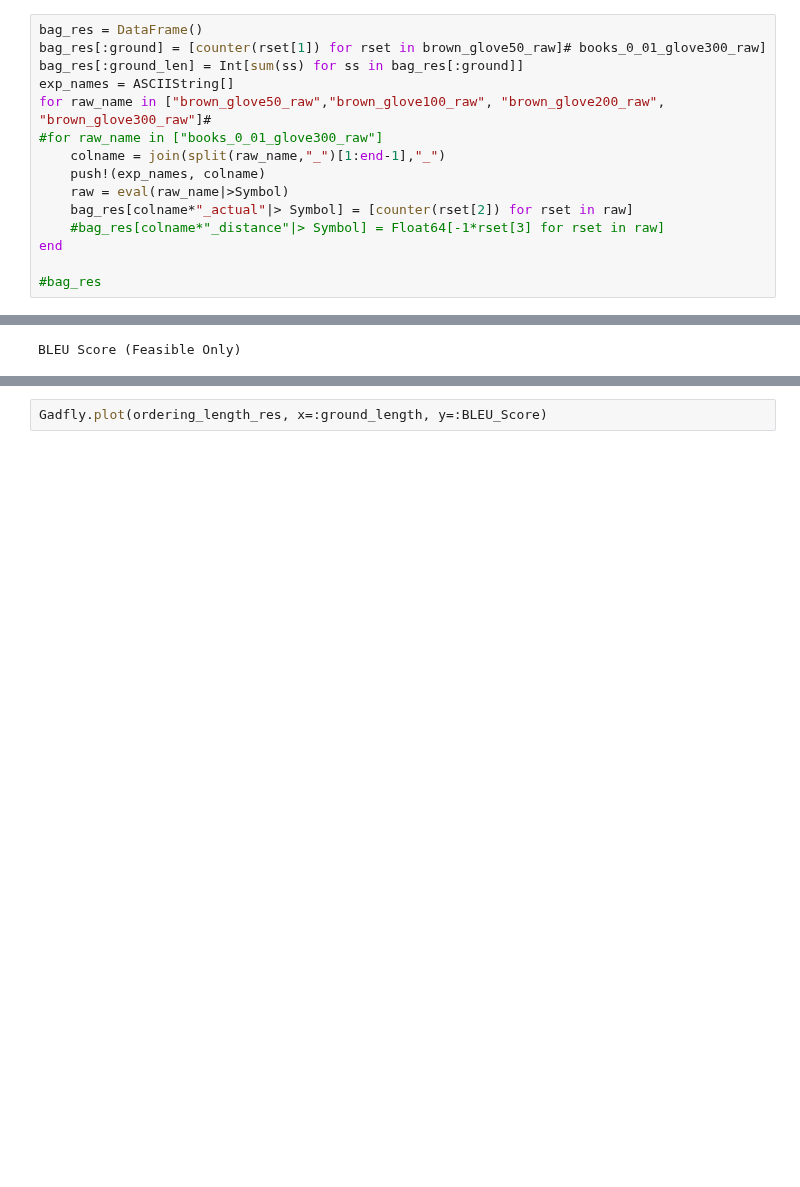
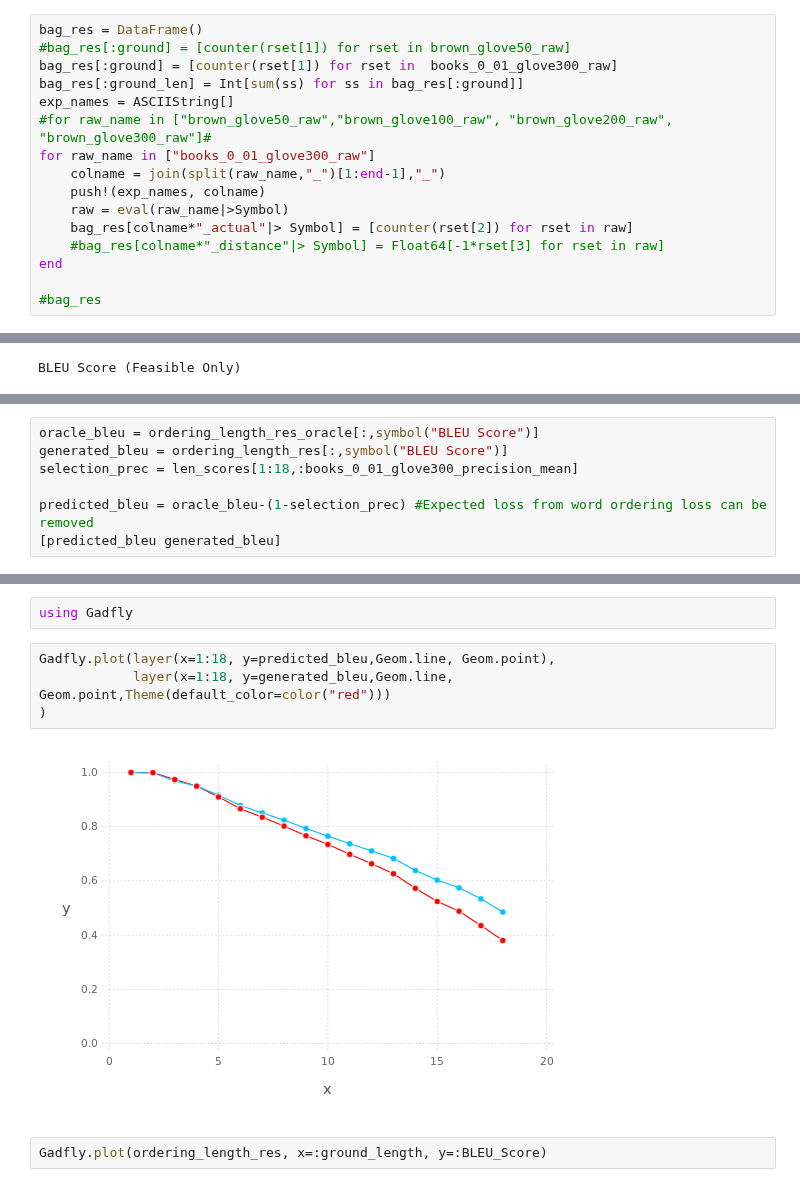
Before and after one commit to oxinabox/phd, a Jupyter notebook: prototypes/SumOfWordEmbeddings/ResAna.ipynb, the cells around one changed output, grey strips where cells are left out. Drawn from its saved outputs; the diff is of its cells as text; blank space fills up the shorter version.

Commit message:
=Added analysis that attempts to predict BLEU score based on lass in selection score

```diff
--- a/prototypes/SumOfWordEmbeddings/ResAna.ipynb
+++ b/prototypes/SumOfWordEmbeddings/ResAna.ipynb
@@ -116,10 +134,11 @@ Mean
 # %%
 bag_res = DataFrame()
-bag_res[:ground] = [counter(rset[1]) for rset in brown_glove50_raw]# books_0_01_glove300_raw]
+#bag_res[:ground] = [counter(rset[1]) for rset in brown_glove50_raw]
+bag_res[:ground] = [counter(rset[1]) for rset in  books_0_01_glove300_raw]
 bag_res[:ground_len] = Int[sum(ss) for ss in bag_res[:ground]]
 exp_names = ASCIIString[]
-for raw_name in ["brown_glove50_raw","brown_glove100_raw", "brown_glove200_raw", "brown_glove300_raw"]#
-#for raw_name in ["books_0_01_glove300_raw"]
+#for raw_name in ["brown_glove50_raw","brown_glove100_raw", "brown_glove200_raw", "brown_glove300_raw"]#
+for raw_name in ["books_0_01_glove300_raw"]
     colname = join(split(raw_name,"_")[1:end-1],"_")
     push!(exp_names, colname)
     raw = eval(raw_name|>Symbol)
@@ -405,0 +438,7 @@ Gadfly.plot(ordering_length_res, x=:ground_length, y=:Exact_Matches)
+# %%
+oracle_bleu = ordering_length_res_oracle[:,symbol("BLEU Score")]
+generated_bleu = ordering_length_res[:,symbol("BLEU Score")]
+selection_prec = len_scores[1:18,:books_0_01_glove300_precision_mean]
+
+predicted_bleu = oracle_bleu-(1-selection_prec) #Expected loss from word ordering loss can be removed
+[predicted_bleu generated_bleu]
@@ -406,3 +465,11 @@ Gadfly.plot(ordering_length_res, x=:ground_length, y=:Exact_Matches)
+# %%
+using Gadfly
+# %%
+Gadfly.plot(layer(x=1:18, y=predicted_bleu,Geom.line, Geom.point),
+            layer(x=1:18, y=generated_bleu,Geom.line, Geom.point,Theme(default_color=color("red")))
+)
+# %% [output]
+[figure, added]
 # %%
 Gadfly.plot(ordering_length_res, x=:ground_length, y=:BLEU_Score)
 # %% [output]
```
Also changed, not shown: parts of 10 cells of this notebook.
